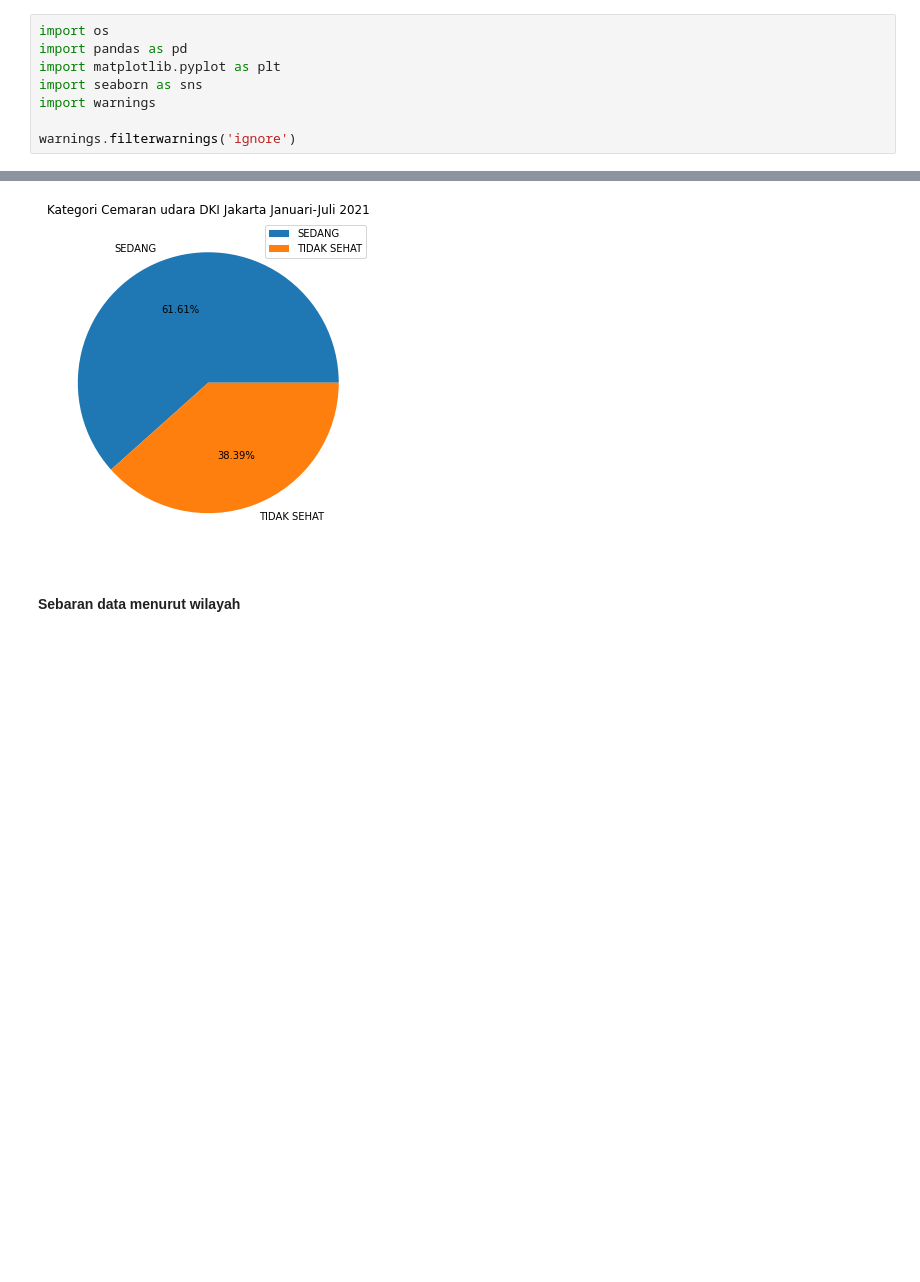
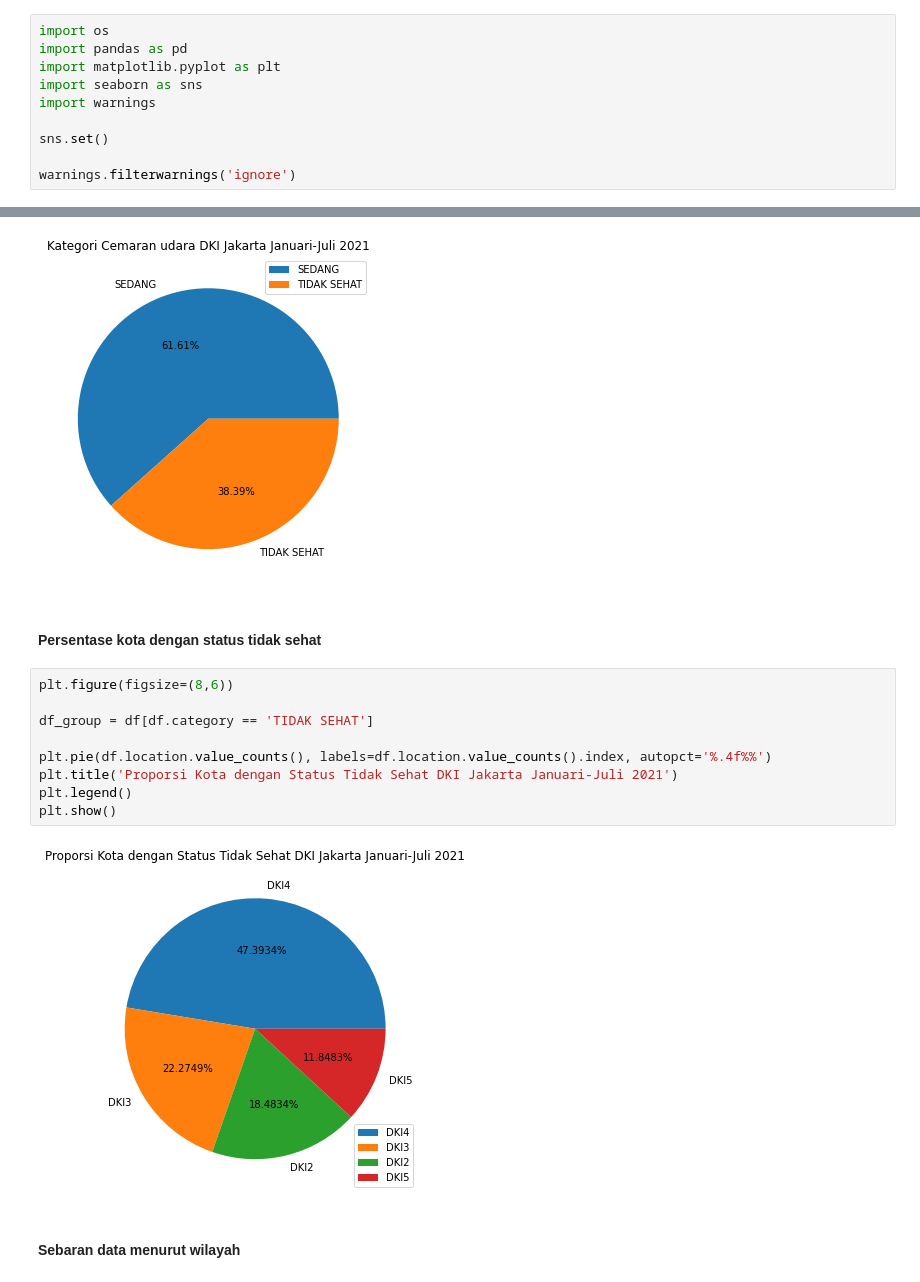
Before and after one commit to andrewmanueld/ispu_jakarta_2021, a Jupyter notebook: ISPU_Jakarta_2021.ipynb, the cells around one changed output, grey strips where cells are left out. Saved outputs shown, nothing was run; the diff lists cells and outputs as text; blank space fills up the shorter version.

```diff
--- a/ISPU_Jakarta_2021.ipynb
+++ b/ISPU_Jakarta_2021.ipynb
@@ -10,6 +10,8 @@ import matplotlib.pyplot as plt
 import seaborn as sns
 import warnings
 
+sns.set()
+
 warnings.filterwarnings('ignore')
 # %% [markdown]
 #### Periksa dataset yang ada dalam folder __Dataset__
@@ -317,6 +319,19 @@ plt.legend()
 plt.show()
 # %% [output]
 [figure]
+# %% [markdown]
+#### Persentase kota dengan status tidak sehat
+# %%
+plt.figure(figsize=(8,6))
+
+df_group = df[df.category == 'TIDAK SEHAT']
+
+plt.pie(df.location.value_counts(), labels=df.location.value_counts().index, autopct='%.4f%%')
+plt.title('Proporsi Kota dengan Status Tidak Sehat DKI Jakarta Januari-Juli 2021')
+plt.legend()
+plt.show()
+# %% [output]
+[figure, added]
 # %% [markdown]
 #### Sebaran data menurut wilayah
 # %%
```
Also changed, not shown: parts of 7 cells of this notebook.
